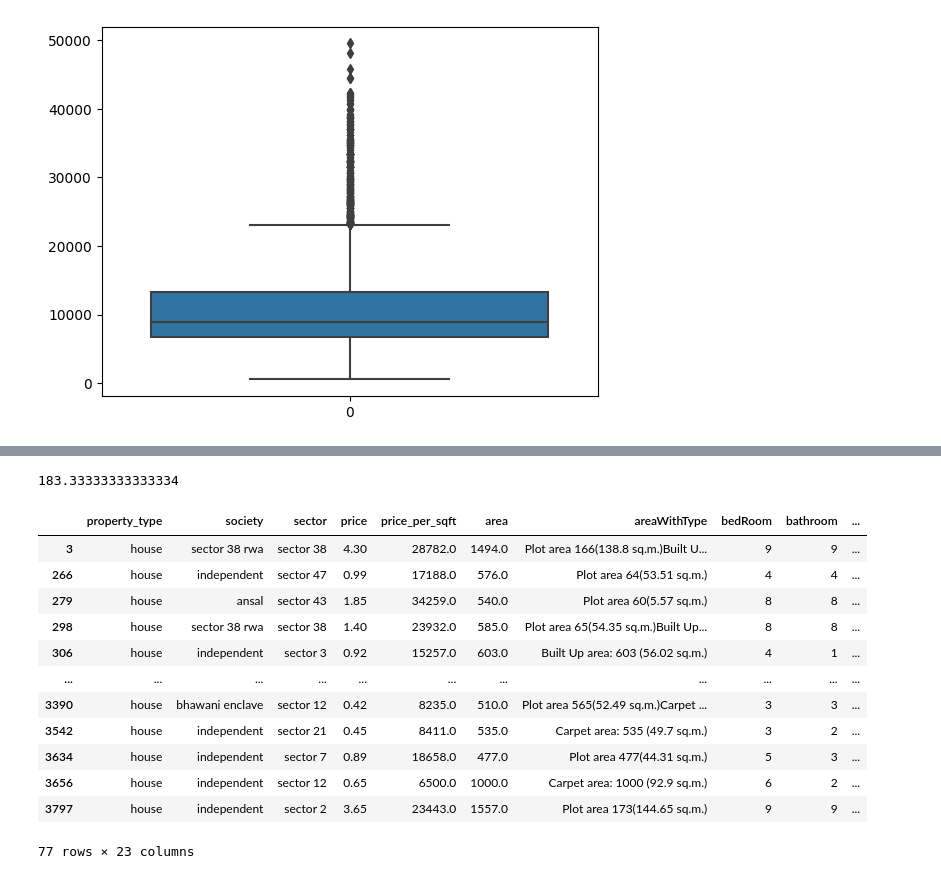
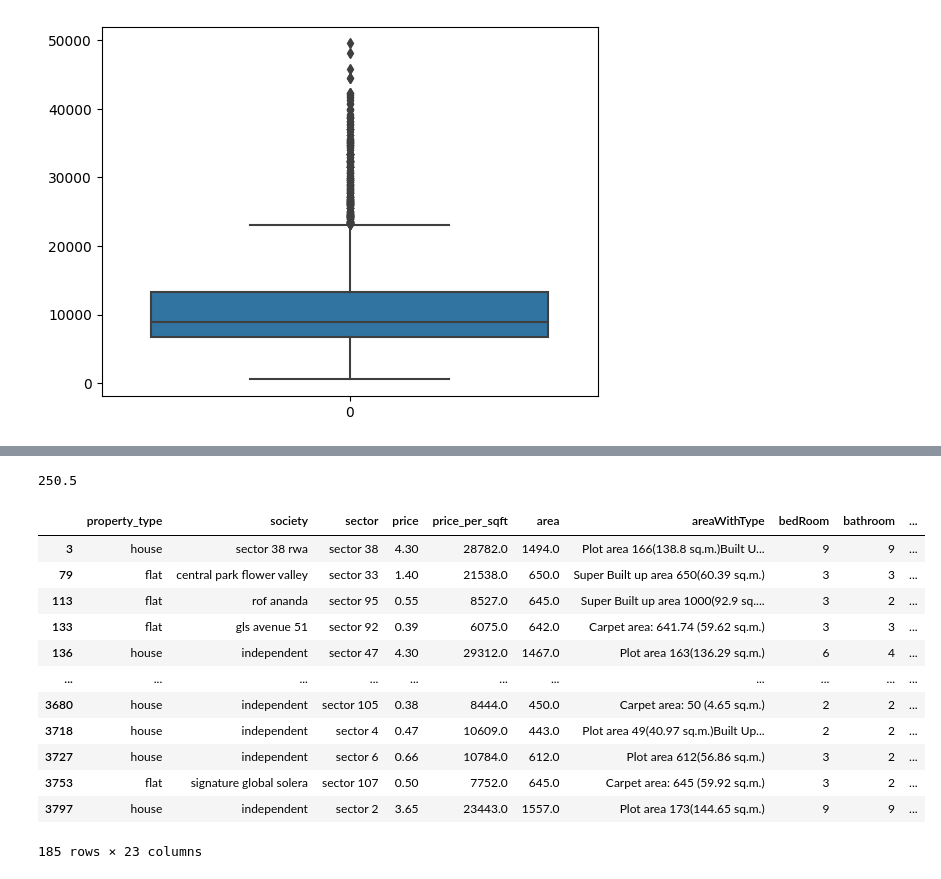
Before and after one commit to Shashan-k/Real-estate-Project, a Jupyter notebook: 7_outlier-treatment.ipynb, the cells around one changed output, grey strips where cells are left out. Drawn from its saved outputs; the diff is of its cells as text; code cells hidden in the pictures.

```diff
--- a/7_outlier-treatment.ipynb
+++ b/7_outlier-treatment.ipynb
@@ -702,22 +702,22 @@ df[df['price_per_sqft'] > 42000] # just few properties above 42000
 # %%
 # comparing area and bedroom-> these could be outliers
 x = df[df['price_per_sqft'] <= 20000]
-(x['area']/x['bedRoom']).quantile(0.02) # area bedroom ratio -> this means only 2% of the data has this ratio.
+(x['area']/x['bedRoom']).quantile(0.05) # area bedroom ratio -> this means only 2% of the data has this ratio.
 # %% [output]
-183.33333333333334
+250.5
 # %%
-df[(df['area']/df['bedRoom'])<183]
+df[(df['area']/df['bedRoom'])<250]
 # %% [output]
 |  | property_type | society | sector | price | price_per_sqft | area | areaWithType | bedRoom | bathroom | ... |
 | 3 | house | sector 38 rwa | sector 38 | 4.30 | 28782.0 | 1494.0 | Plot area 166(138.8 sq.m.)Built U... | 9 | 9 | ... |
-| 266 | house | independent | sector 47 | 0.99 | 17188.0 | 576.0 | Plot area 64(53.51 sq.m.) | 4 | 4 | ... |
-| 279 | house | ansal | sector 43 | 1.85 | 34259.0 | 540.0 | Plot area 60(5.57 sq.m.) | 8 | 8 | ... |
-| 298 | house | sector 38 rwa | sector 38 | 1.40 | 23932.0 | 585.0 | Plot area 65(54.35 sq.m.)Built Up... | 8 | 8 | ... |
-| 306 | house | independent | sector 3 | 0.92 | 15257.0 | 603.0 | Built Up area: 603 (56.02 sq.m.) | 4 | 1 | ... |
+| 79 | flat | central park flower valley | sector 33 | 1.40 | 21538.0 | 650.0 | Super Built up area 650(60.39 sq.m.) | 3 | 3 | ... |
+| 113 | flat | rof ananda | sector 95 | 0.55 | 8527.0 | 645.0 | Super Built up area 1000(92.9 sq.... | 3 | 2 | ... |
+| 133 | flat | gls avenue 51 | sector 92 | 0.39 | 6075.0 | 642.0 | Carpet area: 641.74 (59.62 sq.m.) | 3 | 3 | ... |
+| 136 | house | independent | sector 47 | 4.30 | 29312.0 | 1467.0 | Plot area 163(136.29 sq.m.) | 6 | 4 | ... |
 | ... | ... | ... | ... | ... | ... | ... | ... | ... | ... | ... |
-| 3390 | house | bhawani enclave | sector 12 | 0.42 | 8235.0 | 510.0 | Plot area 565(52.49 sq.m.)Carpet ... | 3 | 3 | ... |
-| 3542 | house | independent | sector 21 | 0.45 | 8411.0 | 535.0 | Carpet area: 535 (49.7 sq.m.) | 3 | 2 | ... |
-| 3634 | house | independent | sector 7 | 0.89 | 18658.0 | 477.0 | Plot area 477(44.31 sq.m.) | 5 | 3 | ... |
-| 3656 | house | independent | sector 12 | 0.65 | 6500.0 | 1000.0 | Carpet area: 1000 (92.9 sq.m.) | 6 | 2 | ... |
+| 3680 | house | independent | sector 105 | 0.38 | 8444.0 | 450.0 | Carpet area: 50 (4.65 sq.m.) | 2 | 2 | ... |
+| 3718 | house | independent | sector 4 | 0.47 | 10609.0 | 443.0 | Plot area 49(40.97 sq.m.)Built Up... | 2 | 2 | ... |
+| 3727 | house | independent | sector 6 | 0.66 | 10784.0 | 612.0 | Plot area 612(56.86 sq.m.) | 3 | 2 | ... |
+| 3753 | flat | signature global solera | sector 107 | 0.50 | 7752.0 | 645.0 | Carpet area: 645 (59.92 sq.m.) | 3 | 2 | ... |
 | 3797 | house | independent | sector 2 | 3.65 | 23443.0 | 1557.0 | Plot area 173(144.65 sq.m.) | 9 | 9 | ... |
-77 rows × 23 columns
+185 rows × 23 columns
```
Also changed, not shown: parts of 15 cells of this notebook, 1 other file.
